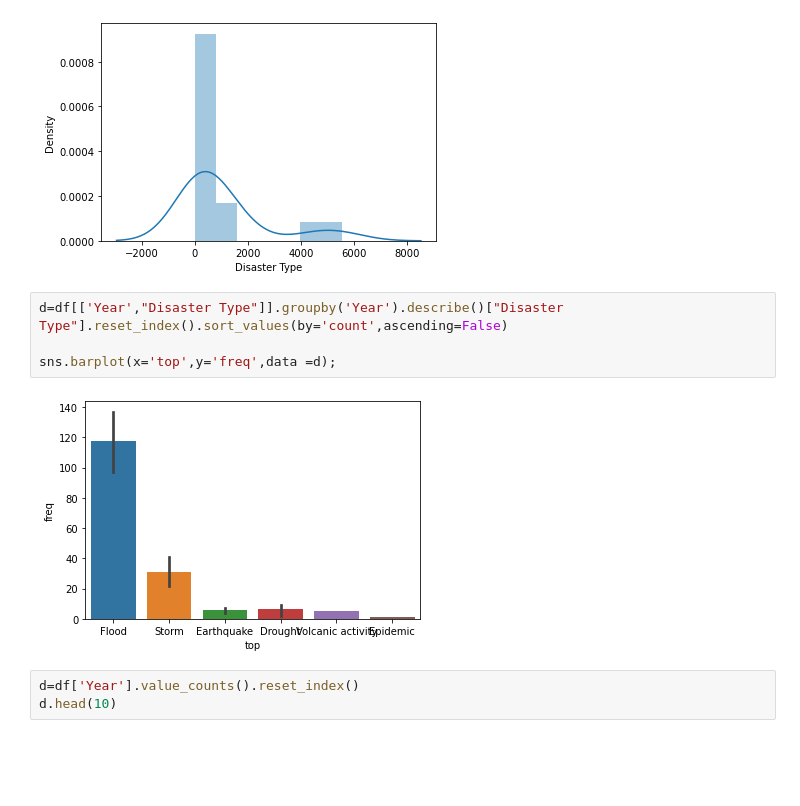
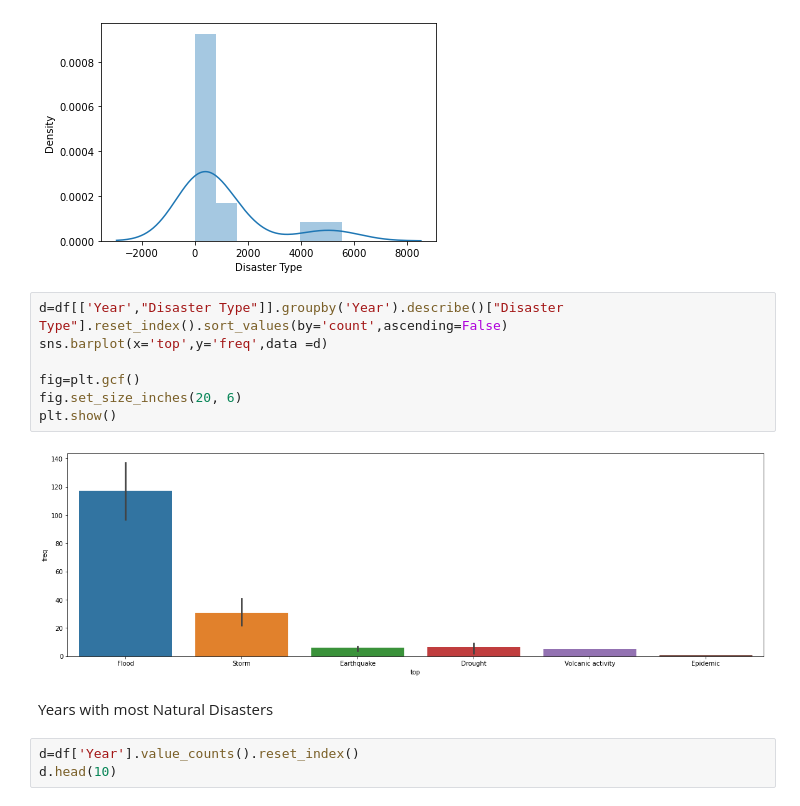
Before and after one commit to hekaplex/2022_01_DSI_WD, a Jupyter notebook: Alex/py/capstone.ipynb, the cells around one changed output. Cells and saved outputs as stored; diff of their text form; blank space fills up the shorter version.

```diff
--- a/Alex/py/capstone.ipynb
+++ b/Alex/py/capstone.ipynb
@@ -182,10 +270,15 @@ sns.distplot(df["Disaster Type"].value_counts())
 [figure]
 # %%
 d=df[['Year',"Disaster Type"]].groupby('Year').describe()["Disaster Type"].reset_index().sort_values(by='count',ascending=False)
+sns.barplot(x='top',y='freq',data =d)
 
-sns.barplot(x='top',y='freq',data =d);
+fig=plt.gcf()
+fig.set_size_inches(20, 6)
+plt.show()
 # %% [output]
-[figure, old version]
+[figure, new version]
+# %% [markdown]
+Years with most Natural Disasters
 # %%
 d=df['Year'].value_counts().reset_index()
 d.head(10)
```
Also changed, not shown: parts of 56 cells of this notebook.
